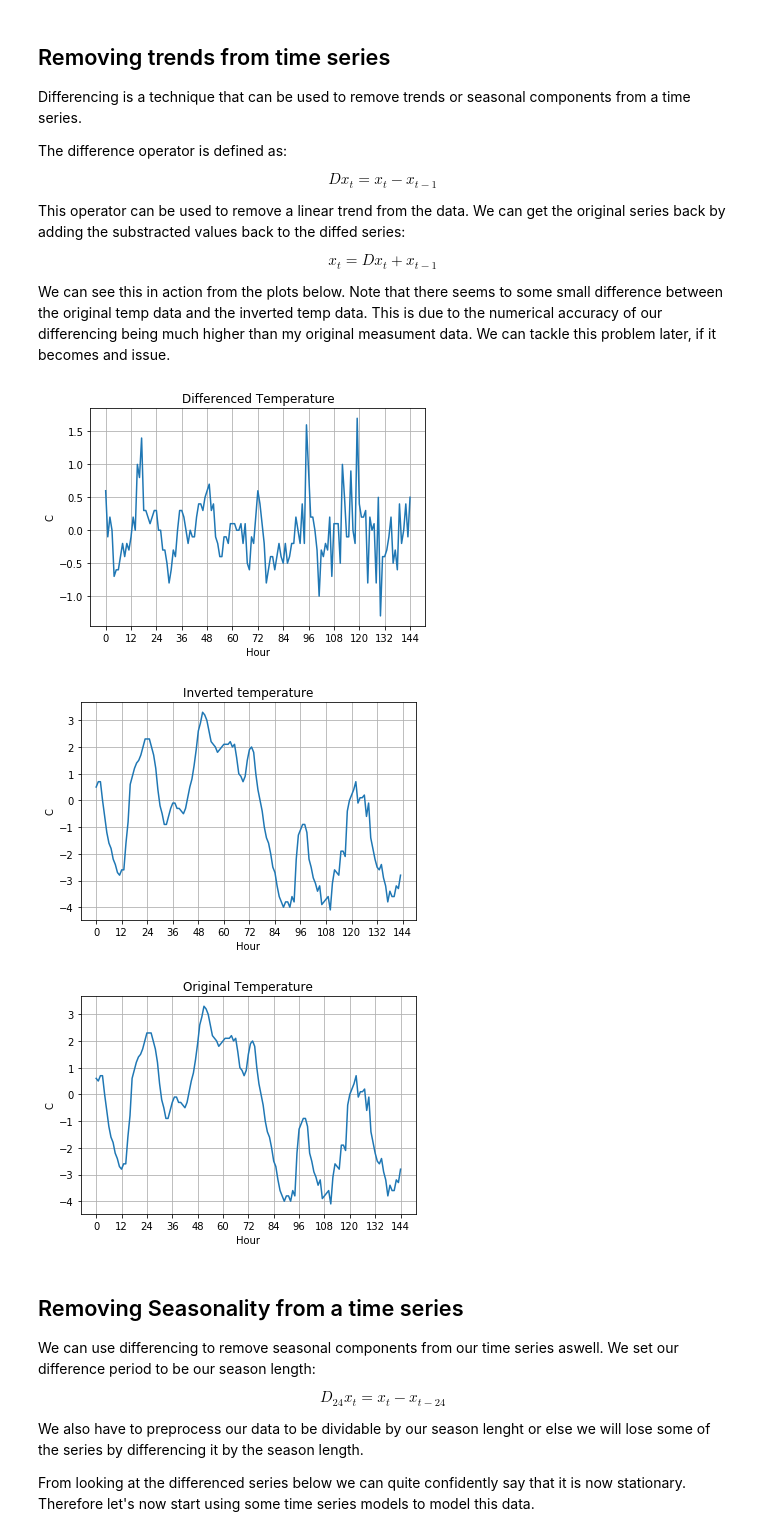
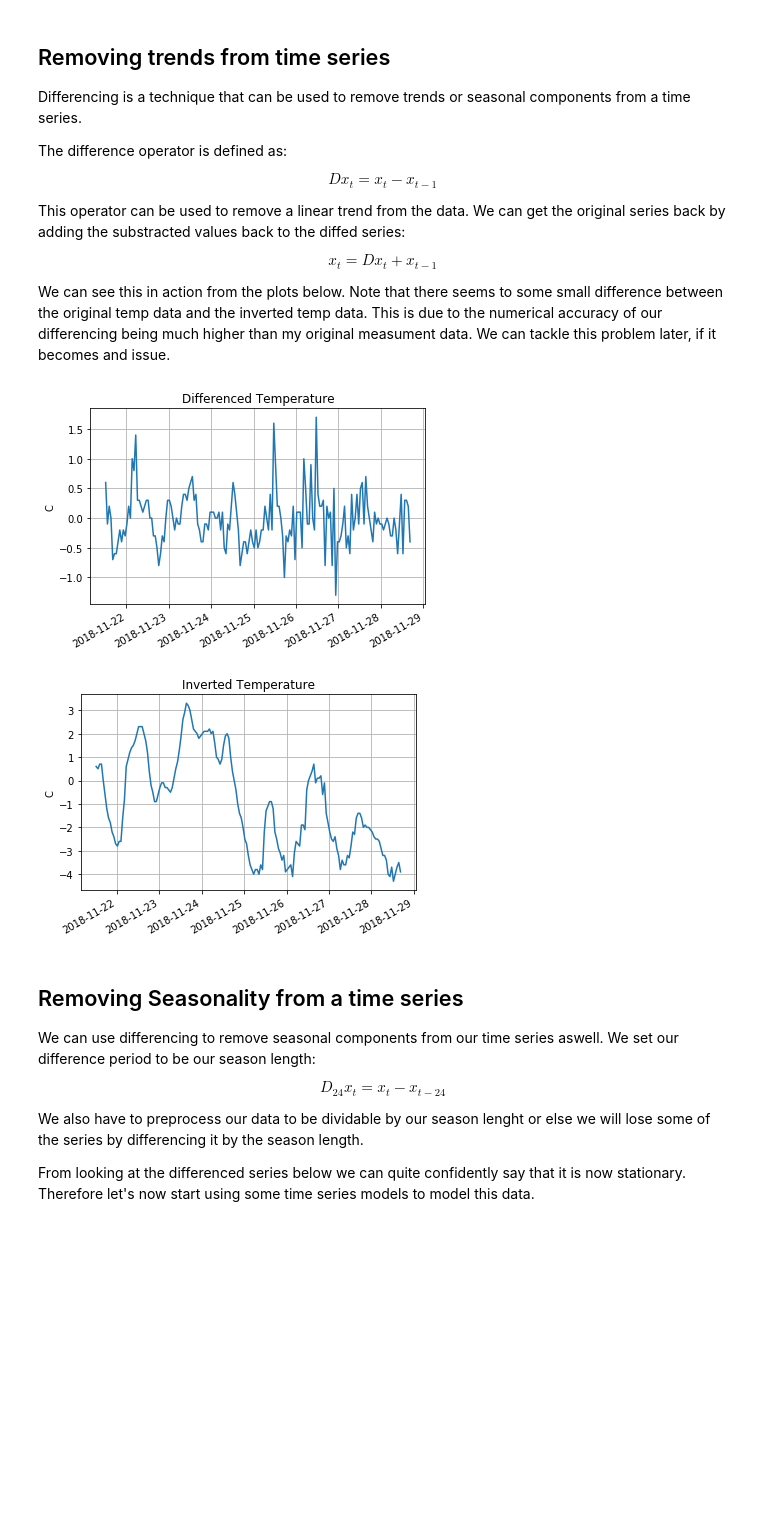
Before and after one commit to JoonasMaanonen/weatherStation, a Jupyter notebook: analysis.ipynb, the cells around one changed output. Saved outputs shown, nothing was run; the diff lists cells and outputs as text; code cells hidden in the pictures; blank space fills up the shorter version.

```diff
--- a/analysis.ipynb
+++ b/analysis.ipynb
@@ -97,7 +97,7 @@ We can see this in action from the plots below. Note that there seems to some sm
 # Computes that difference
 def difference(data, lag=1):
     diffed_data = []
-    #Let's try to add the first part
+    # Can't invert the first 0 - lag terms, so just add them to series, so we don't lose observations.
     for i in range(0, lag):
         diffed_data.append(data[i])
 
@@ -108,41 +108,34 @@ def difference(data, lag=1):
 
 def invert_difference(diffed_data, orig_data, lag=1):
     inverted_data = []
+
+    for i in range(0, lag):
+        inverted_data.append(diffed_data[i])
+
     for t in range(lag, len(diffed_data)):
         value = diffed_data[t] + orig_data[t - lag]
         inverted_data.append(value)
     return inverted_data
-
-def plot_temp(temp_data, title):
-    plt.figure()
-    plt.plot(temp_data)
-    _ = plt.xticks(np.arange(0, 146, 12))
-    plt.grid(True)
-    plt.title(title)
-    plt.ylabel("C")
-    plt.xlabel("Hour")
-    plt.show()
-
-# Extract the raw data
-data_values = data.values
-temp = data_values[:, 2]
-hum = data_values[:, 3]
-dates = data_values[:,0]
-
-# Take first order difference to remove linear trend
-diff_temp = difference(temp)
-plot_temp(diff_temp, "Differenced Temperature")
-
-# Invert that difference and see if we get back the same series
-inverted_temp = invert_difference(diff_temp, temp)
-plot_temp(inverted_temp, "Inverted temperature")
-
-# Let's compare to the original data
-plot_temp(temp, "Original Temperature")
-# %% [output]
-[figure, removed]
-[figure, removed]
-[figure, removed]
+# %%
+# Take first order difference to remove linear trend
+diff_temp = difference(df_temp["Temperature(C)"])
+
+# Bit hackish, maybe there's a better way to do this
+df_date = df_raw[["Date"]]
+df_diff_temp = df_date
+df_diff_temp["Temperature(C)"] = diff_temp
+plot_time_series(df_diff_temp, "Date", "Temperature(C)", "Differenced Temperature", "C")
+
+# Invert that difference and see if we get back the same series
+inverted_temp = invert_difference(diff_temp, df_temp["Temperature(C)"])
+df_inverted_temp = df_date
+df_inverted_temp["Temperature(C)"] = inverted_temp
+
+# Let's compare to the original data
+plot_time_series(df_inverted_temp, "Date", "Temperature(C)", "Inverted Temperature", "C")
+# %% [output]
+[figure, added]
+[figure, added]
 # %% [markdown]
 ## Removing Seasonality from a time series
 We can use differencing to remove seasonal components from our time series aswell. We set our difference period to be our season length:
```
Also changed, not shown: parts of 23 cells of this notebook.
